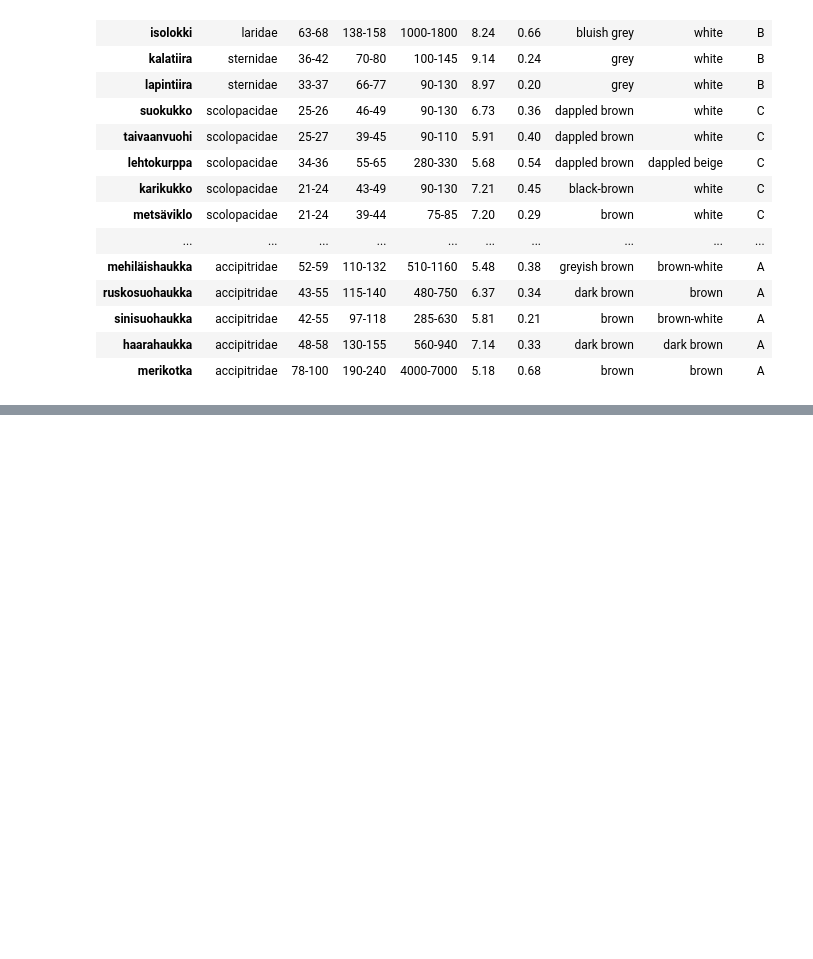
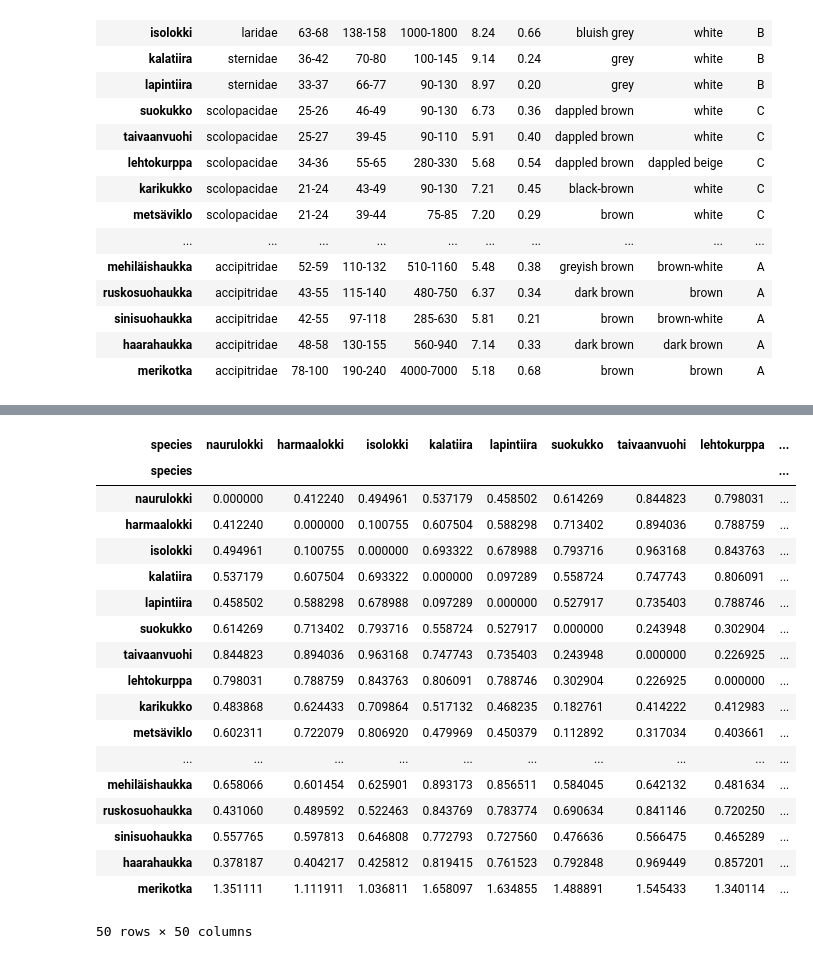
Before and after one commit to lassimalvikko/MDM24, a Jupyter notebook: Ex2/ex2.ipynb, the cells around one changed output, grey strips where cells are left out. Drawn from its saved outputs; the diff is of its cells as text; code cells hidden in the pictures; blank space fills up the shorter version.

```diff
--- a/Ex2/ex2.ipynb
+++ b/Ex2/ex2.ipynb
@@ -7,6 +11,6 @@ import matplotlib.pyplot as plt
 # %%
-birddata = pd.read_csv('data/birds2024.csv', sep=';', index_col=0)
-birddata
+raw_birddata = pd.read_csv('data/birds2024.csv', sep=';', index_col=0)
+raw_birddata
 # %% [output]
 |  | group | length | wspan | weight | AR | wload | back | belly | ftype |
 | species |  |  |  |  |  |  |  |  |  |
@@ -26,3 +30,23 @@ birddata
 | sinisuohaukka | accipitridae | 42-55 | 97-118 | 285-630 | 5.81 | 0.21 | brown | brown-white | A |
 | haarahaukka | accipitridae | 48-58 | 130-155 | 560-940 | 7.14 | 0.33 | dark brown | dark brown | A |
 | merikotka | accipitridae | 78-100 | 190-240 | 4000-7000 | 5.18 | 0.68 | brown | brown | A |
+# %%
+def avg_from_str(str): # Get mean from a string of form 'a-b' where a and b are numbers
+  min_v, max_v = str.split('-')
+  return (float(max_v)+float(min_v))/2
+
+# DF of processed numerical data
+num_birddata_processed = raw_birddata.copy()[['length', 'wspan', 'weight', 'AR', 'wload']]
+
+# Get average from ranges
+num_birddata_processed.length = raw_birddata.length.map(lambda x: avg_from_str(x))
+num_birddata_processed.wspan = raw_birddata.wspan.map(lambda x: avg_from_str(x))
+num_birddata_processed.weight = raw_birddata.weight.map(lambda x: avg_from_str(x))
+
+# Add more informative metrics
+num_birddata_processed['BMI'] = num_birddata_processed.weight / num_birddata_processed.length**2
+num_birddata_processed['WSI'] = num_birddata_processed.wspan / num_birddata_processed.length
+
+# Min-max scaling
+num_birddata_processed = num_birddata_processed.apply(lambda x: (x-x.min())/(x.max()-x.min()), axis=0)
+num_birddata_processed
@@ -28,0 +72,32 @@ birddata
+# %%
+euclidian_ds = np.zeros((len(num_birddata_processed), len(num_birddata_processed)))
+
+for i in range(len(num_birddata_processed)):
+  for j in range(len(num_birddata_processed)):
+    bird1 = np.array(num_birddata_processed.iloc[i, :])
+    bird2 = np.array(num_birddata_processed.iloc[j, :])
+    euclidian_ds[i][j] = np.linalg.norm(bird2 - bird1)
+    euclidian_ds[j][i] = np.linalg.norm(bird2 - bird1)
+
+euclidian_ds = pd.DataFrame(euclidian_ds, index=num_birddata_processed.index, columns=num_birddata_processed.index)
+euclidian_ds
+# %% [output]
+| species | naurulokki | harmaalokki | isolokki | kalatiira | lapintiira | suokukko | taivaanvuohi | lehtokurppa | ... |
+| species |  |  |  |  |  |  |  |  | ... |
+| naurulokki | 0.000000 | 0.412240 | 0.494961 | 0.537179 | 0.458502 | 0.614269 | 0.844823 | 0.798031 | ... |
+| harmaalokki | 0.412240 | 0.000000 | 0.100755 | 0.607504 | 0.588298 | 0.713402 | 0.894036 | 0.788759 | ... |
+| isolokki | 0.494961 | 0.100755 | 0.000000 | 0.693322 | 0.678988 | 0.793716 | 0.963168 | 0.843763 | ... |
+| kalatiira | 0.537179 | 0.607504 | 0.693322 | 0.000000 | 0.097289 | 0.558724 | 0.747743 | 0.806091 | ... |
+| lapintiira | 0.458502 | 0.588298 | 0.678988 | 0.097289 | 0.000000 | 0.527917 | 0.735403 | 0.788746 | ... |
+| suokukko | 0.614269 | 0.713402 | 0.793716 | 0.558724 | 0.527917 | 0.000000 | 0.243948 | 0.302904 | ... |
+| taivaanvuohi | 0.844823 | 0.894036 | 0.963168 | 0.747743 | 0.735403 | 0.243948 | 0.000000 | 0.226925 | ... |
+| lehtokurppa | 0.798031 | 0.788759 | 0.843763 | 0.806091 | 0.788746 | 0.302904 | 0.226925 | 0.000000 | ... |
+| karikukko | 0.483868 | 0.624433 | 0.709864 | 0.517132 | 0.468235 | 0.182761 | 0.414222 | 0.412983 | ... |
+| metsäviklo | 0.602311 | 0.722079 | 0.806920 | 0.479969 | 0.450379 | 0.112892 | 0.317034 | 0.403661 | ... |
+| ... | ... | ... | ... | ... | ... | ... | ... | ... | ... |
+| mehiläishaukka | 0.658066 | 0.601454 | 0.625901 | 0.893173 | 0.856511 | 0.584045 | 0.642132 | 0.481634 | ... |
+| ruskosuohaukka | 0.431060 | 0.489592 | 0.522463 | 0.843769 | 0.783774 | 0.690634 | 0.841146 | 0.720250 | ... |
+| sinisuohaukka | 0.557765 | 0.597813 | 0.646808 | 0.772793 | 0.727560 | 0.476636 | 0.566475 | 0.465289 | ... |
+| haarahaukka | 0.378187 | 0.404217 | 0.425812 | 0.819415 | 0.761523 | 0.792848 | 0.969449 | 0.857201 | ... |
+| merikotka | 1.351111 | 1.111911 | 1.036811 | 1.658097 | 1.634855 | 1.488891 | 1.545433 | 1.340114 | ... |
+50 rows × 50 columns
```
Also changed, not shown: parts of 3 cells of this notebook.
